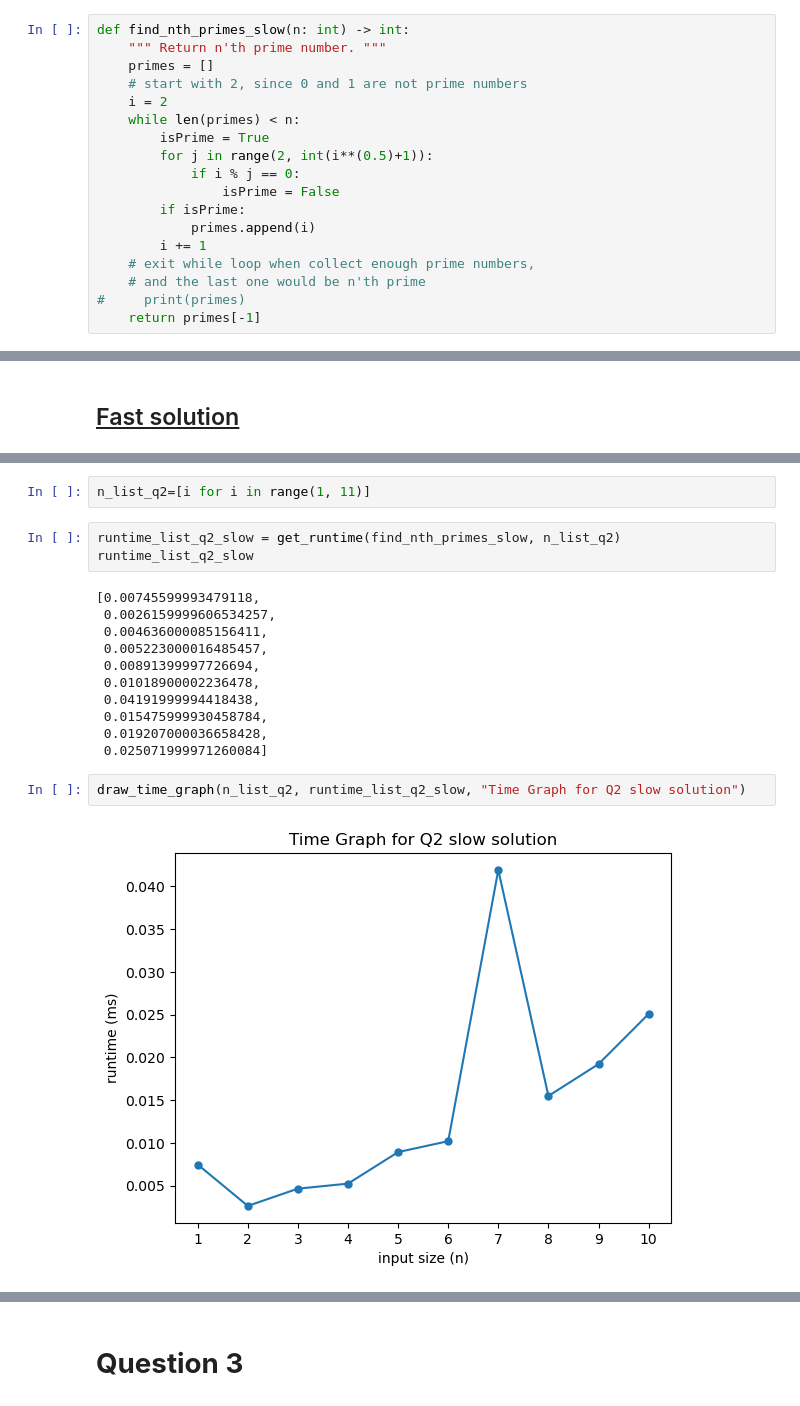
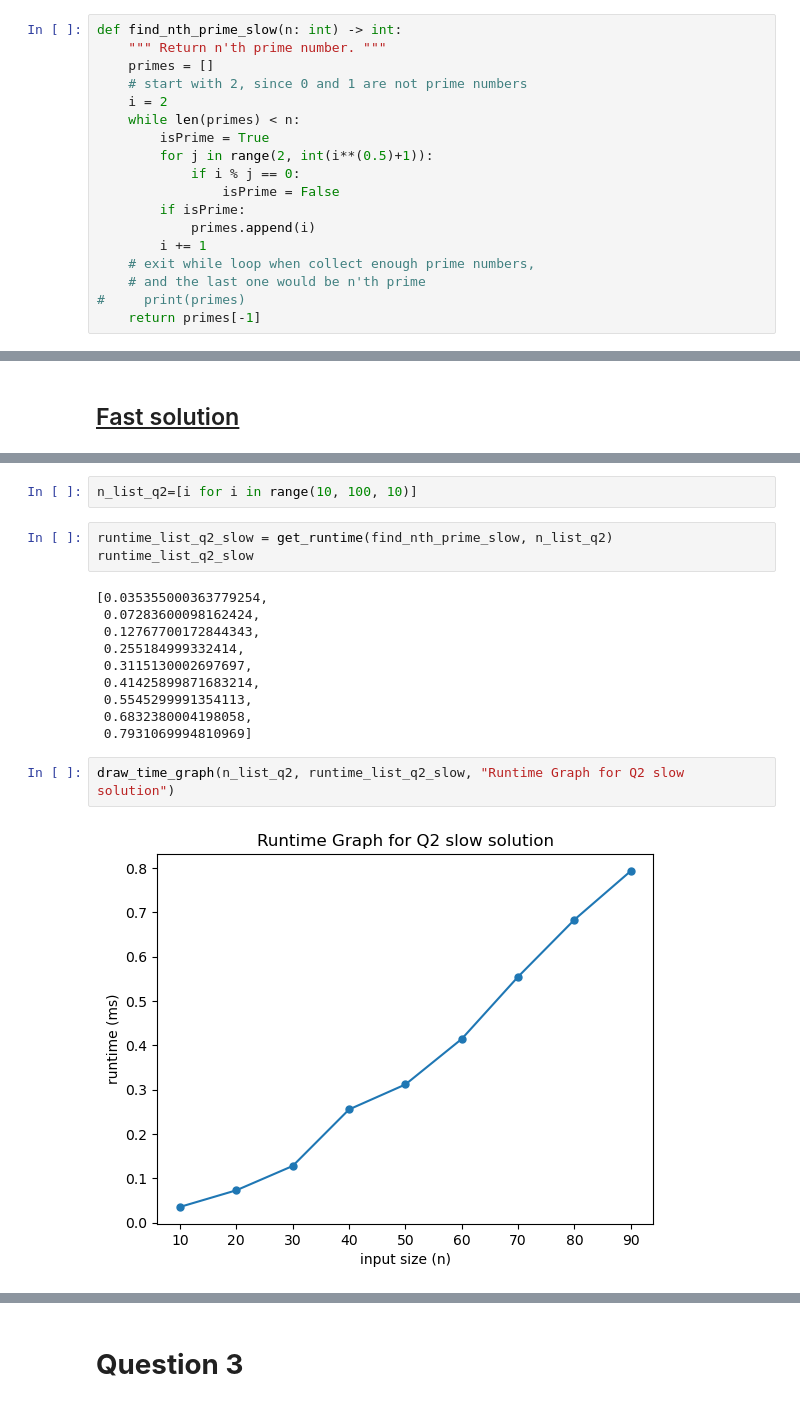
Before and after one commit to sihanchen01/cp2410, a Jupyter notebook: A1/cp2410-assignment.ipynb, the cells around one changed output, grey strips where cells are left out. Cells and saved outputs as stored; diff of their text form.

```diff
--- a/A1/cp2410-assignment.ipynb
+++ b/A1/cp2410-assignment.ipynb
@@ -338,7 +341,7 @@ From above calculation, we can see overall the fast solution is roughly 2026 tim
 # %% [markdown]
 ## <u>Slow solution</u>
 # %%
-def find_nth_primes_slow(n: int) -> int:
+def find_nth_prime_slow(n: int) -> int:
     """ Return n'th prime number. """
     primes = []
     # start with 2, since 0 and 1 are not prime numbers
@@ -453,21 +482,20 @@ And from 2 to $\sqrt{n}$ (inclusive)
 To draw a runtime graph, we will execute code using input(n) values from 1 to 10 (inclusive), with interval of 1.
 # %%
-n_list_q2=[i for i in range(1, 11)]
+n_list_q2=[i for i in range(10, 100, 10)]
 # %%
-runtime_list_q2_slow = get_runtime(find_nth_primes_slow, n_list_q2)
+runtime_list_q2_slow = get_runtime(find_nth_prime_slow, n_list_q2)
 runtime_list_q2_slow
 # %% [output]
-[0.00745599993479118,
- 0.0026159999606534257,
- 0.004636000085156411,
- 0.005223000016485457,
- 0.00891399997726694,
- 0.01018900002236478,
- 0.04191999994418438,
- 0.015475999930458784,
- 0.019207000036658428,
- 0.025071999971260084]
+[0.035355000363779254,
+ 0.07283600098162424,
+ 0.12767700172844343,
+ 0.255184999332414,
+ 0.3115130002697697,
+ 0.41425899871683214,
+ 0.5545299991354113,
+ 0.6832380004198058,
+ 0.7931069994810969]
 # %%
-draw_time_graph(n_list_q2, runtime_list_q2_slow, "Time Graph for Q2 slow solution")
+draw_time_graph(n_list_q2, runtime_list_q2_slow, "Runtime Graph for Q2 slow solution")
 # %% [output]
-[figure, old version]
+[figure, new version]
```
Also changed, not shown: parts of 21 cells of this notebook.
